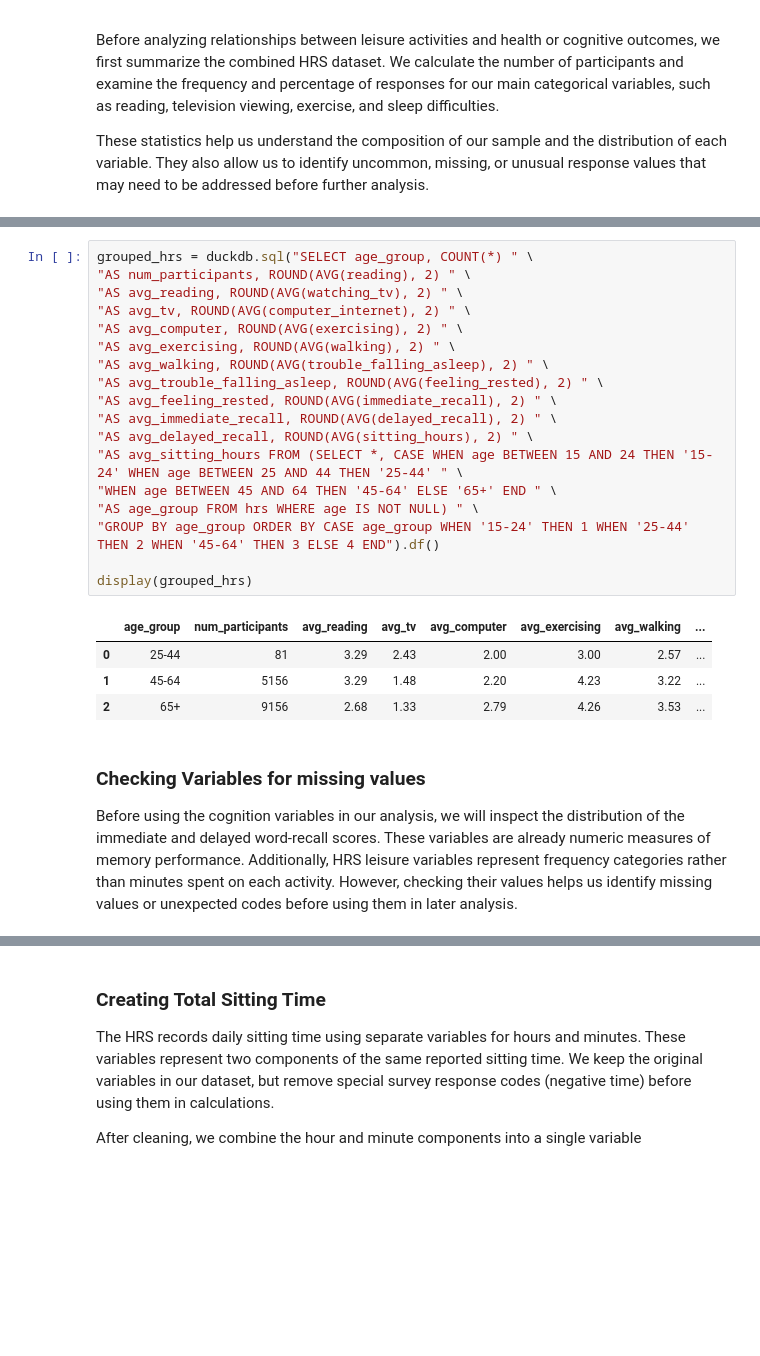
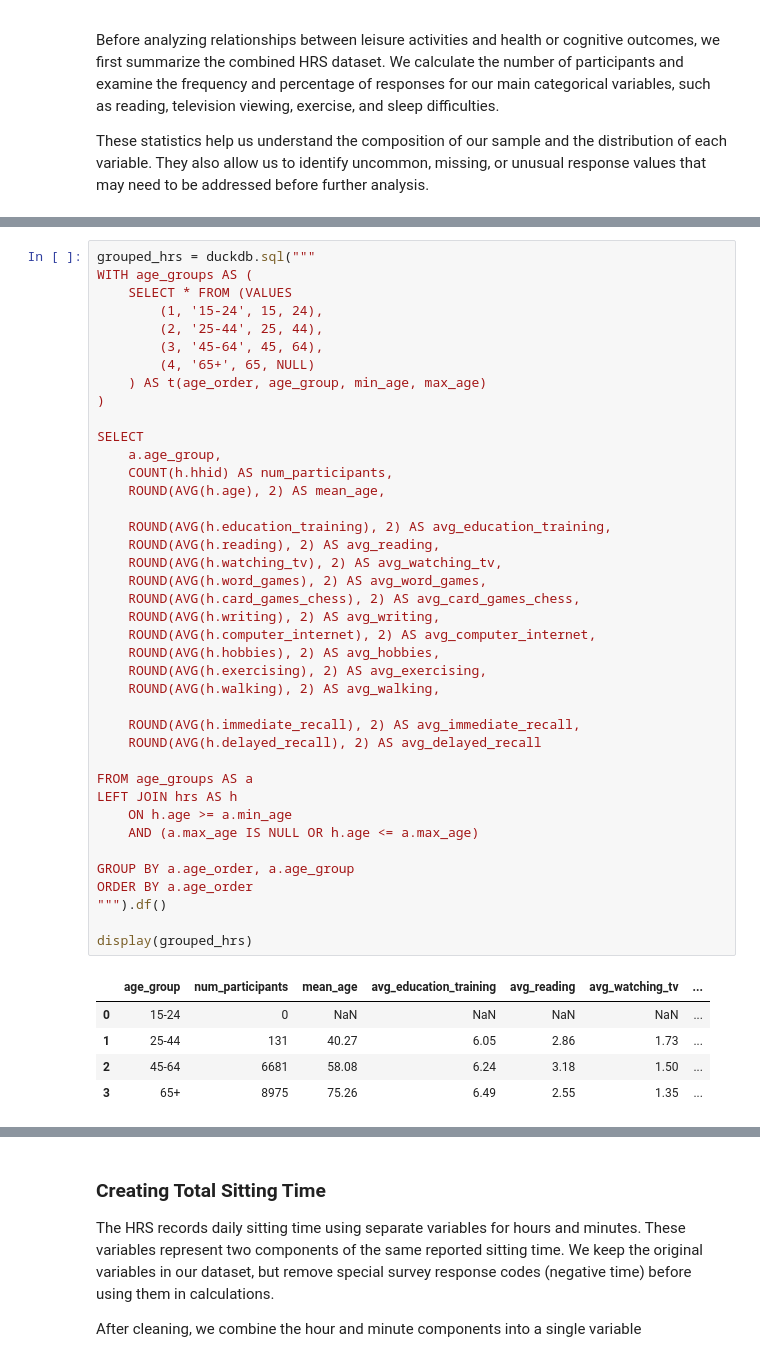
Before and after one commit to rem388/DataScienceProject, a Jupyter notebook: Phase2.ipynb, the cells around one changed output, grey strips where cells are left out. Saved outputs shown, nothing was run; the diff lists cells and outputs as text; blank space fills up the shorter version.

```diff
--- a/Phase2.ipynb
+++ b/Phase2.ipynb
@@ -832,27 +993,46 @@ For each age group, we calculate the number of participants and summarize the ma
 # %%
-grouped_hrs = duckdb.sql("SELECT age_group, COUNT(*) " \
-"AS num_participants, ROUND(AVG(reading), 2) " \
-"AS avg_reading, ROUND(AVG(watching_tv), 2) " \
-"AS avg_tv, ROUND(AVG(computer_internet), 2) " \
-"AS avg_computer, ROUND(AVG(exercising), 2) " \
-"AS avg_exercising, ROUND(AVG(walking), 2) " \
-"AS avg_walking, ROUND(AVG(trouble_falling_asleep), 2) " \
-"AS avg_trouble_falling_asleep, ROUND(AVG(feeling_rested), 2) " \
-"AS avg_feeling_rested, ROUND(AVG(immediate_recall), 2) " \
-"AS avg_immediate_recall, ROUND(AVG(delayed_recall), 2) " \
-"AS avg_delayed_recall, ROUND(AVG(sitting_hours), 2) " \
-"AS avg_sitting_hours FROM (SELECT *, CASE WHEN age BETWEEN 15 AND 24 THEN '15-24' WHEN age BETWEEN 25 AND 44 THEN '25-44' " \
-"WHEN age BETWEEN 45 AND 64 THEN '45-64' ELSE '65+' END " \
-"AS age_group FROM hrs WHERE age IS NOT NULL) " \
-"GROUP BY age_group ORDER BY CASE age_group WHEN '15-24' THEN 1 WHEN '25-44' THEN 2 WHEN '45-64' THEN 3 ELSE 4 END").df()
+grouped_hrs = duckdb.sql("""
+WITH age_groups AS (
+    SELECT * FROM (VALUES
+        (1, '15-24', 15, 24),
+        (2, '25-44', 25, 44),
+        (3, '45-64', 45, 64),
+        (4, '65+', 65, NULL)
+    ) AS t(age_order, age_group, min_age, max_age)
+)
+
+SELECT
+    a.age_group,
+    COUNT(h.hhid) AS num_participants,
+    ROUND(AVG(h.age), 2) AS mean_age,
+
+    ROUND(AVG(h.education_training), 2) AS avg_education_training,
+    ROUND(AVG(h.reading), 2) AS avg_reading,
+    ROUND(AVG(h.watching_tv), 2) AS avg_watching_tv,
+    ROUND(AVG(h.word_games), 2) AS avg_word_games,
+    ROUND(AVG(h.card_games_chess), 2) AS avg_card_games_chess,
+    ROUND(AVG(h.writing), 2) AS avg_writing,
+    ROUND(AVG(h.computer_internet), 2) AS avg_computer_internet,
+    ROUND(AVG(h.hobbies), 2) AS avg_hobbies,
+    ROUND(AVG(h.exercising), 2) AS avg_exercising,
+    ROUND(AVG(h.walking), 2) AS avg_walking,
+
+    ROUND(AVG(h.immediate_recall), 2) AS avg_immediate_recall,
+    ROUND(AVG(h.delayed_recall), 2) AS avg_delayed_recall
+
+FROM age_groups AS a
+LEFT JOIN hrs AS h
+    ON h.age >= a.min_age
+    AND (a.max_age IS NULL OR h.age <= a.max_age)
+
+GROUP BY a.age_order, a.age_group
+ORDER BY a.age_order
+""").df()
 
 display(grouped_hrs)
 # %% [output]
-|  | age_group | num_participants | avg_reading | avg_tv | avg_computer | avg_exercising | avg_walking | ... |
-| 0 | 25-44 | 81 | 3.29 | 2.43 | 2.00 | 3.00 | 2.57 | ... |
-| 1 | 45-64 | 5156 | 3.29 | 1.48 | 2.20 | 4.23 | 3.22 | ... |
-| 2 | 65+ | 9156 | 2.68 | 1.33 | 2.79 | 4.26 | 3.53 | ... |
+|  | age_group | num_participants | mean_age | avg_education_training | avg_reading | avg_watching_tv | ... |
+| 0 | 15-24 | 0 | NaN | NaN | NaN | NaN | ... |
+| 1 | 25-44 | 131 | 40.27 | 6.05 | 2.86 | 1.73 | ... |
+| 2 | 45-64 | 6681 | 58.08 | 6.24 | 3.18 | 1.50 | ... |
+| 3 | 65+ | 8975 | 75.26 | 6.49 | 2.55 | 1.35 | ... |
-# %% [markdown]
-### Checking Variables for missing values
-
-Before using the cognition variables in our analysis, we will inspect the distribution of the immediate and delayed word-recall scores. These variables are already numeric measures of memory performance. Additionally, HRS leisure variables represent frequency categories rather than minutes spent on each activity. However, checking their values helps us identify missing values or unexpected codes before using them in later analysis.
```
Also changed, not shown: parts of 24 cells of this notebook.
